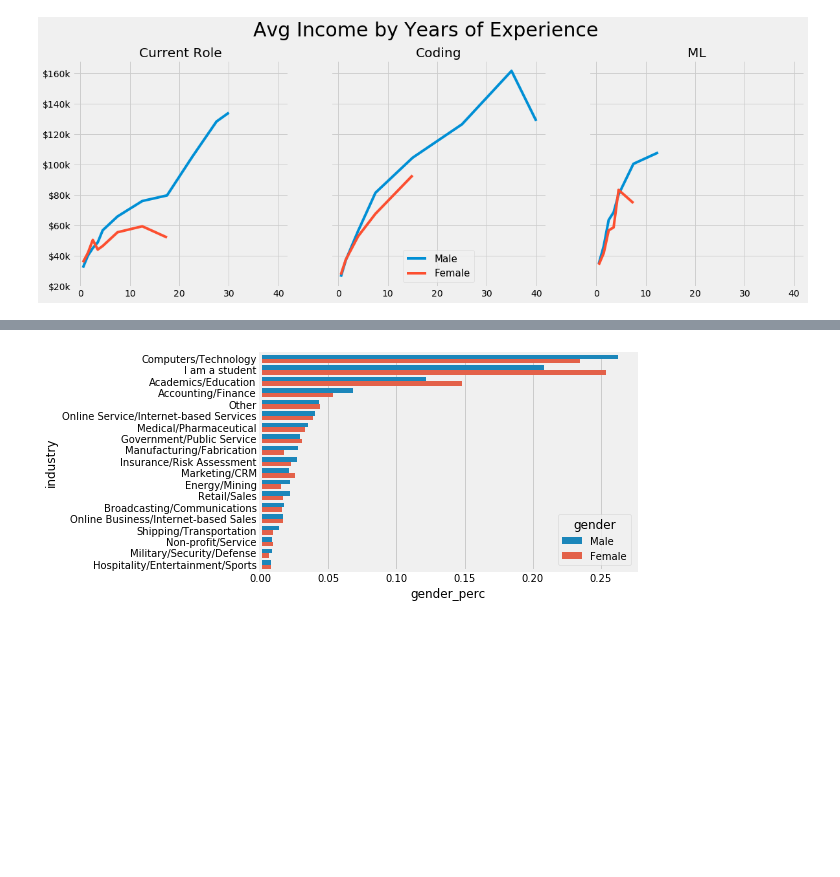
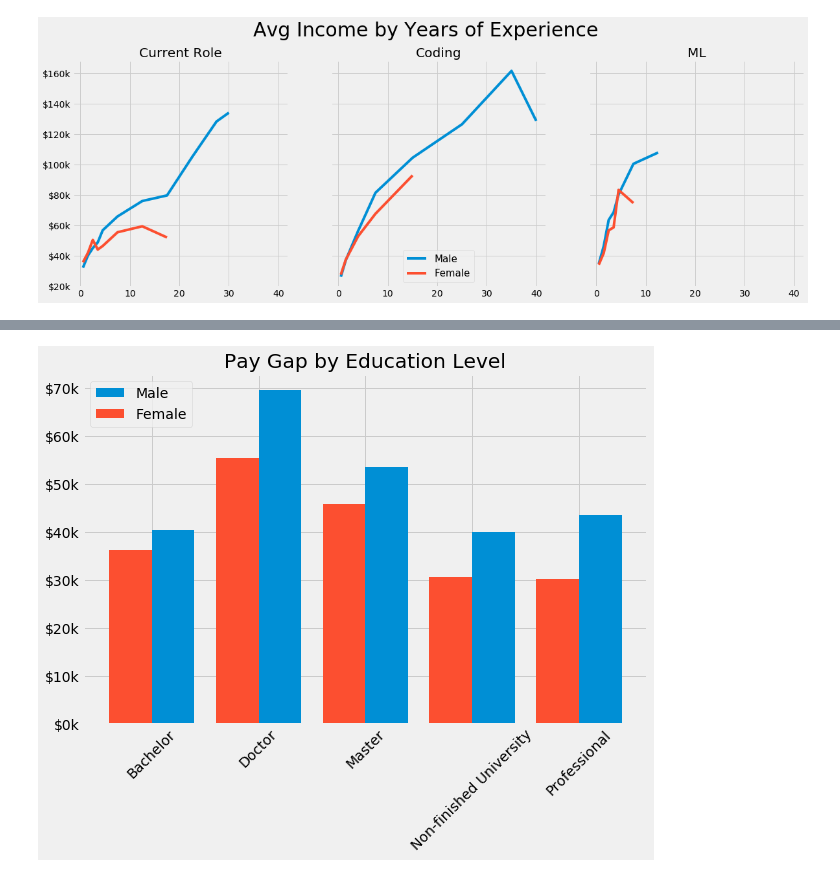
Before and after one commit to lopez-/kaggle_projects, a Jupyter notebook: 2018_survey/clean.ipynb, the cells around one changed output, grey strips where cells are left out. Saved outputs shown, nothing was run; the diff lists cells and outputs as text; code cells hidden in the pictures; blank space fills up the shorter version.

Commit message:
finished avg income by education level

```diff
--- a/2018_survey/clean.ipynb
+++ b/2018_survey/clean.ipynb
@@ -100,6 +100,23 @@ def importance_scale(response):
     else:
         return None
 
+def convert_education(education):
+
+    education = str(education)
+
+    if education.startswith('Bach'):
+        return 'Bachelor'
+    elif education.startswith('Doct'):
+        return 'Doctor'
+    elif education.startswith('Mast'):
+        return 'Master'
+    elif education.startswith('Prof'):
+        return 'Professional'
+    elif education.startswith('Some coll'):
+        return 'Non-finished University'
+    else:
+        return None
+
 df = pd.DataFrame()
 df['gender'] = multiple_choice.Q1[1:]
 df['current_role_xp'] = multiple_choice.Q8[1:].apply(convert_xp, args = ('years',))
@@ -118,6 +135,7 @@ df['ml_explainability'] = multiple_choice.Q41_Part_2[1:].apply(importance_scale)
 df['ml_reproducibility'] = multiple_choice.Q41_Part_3[1:].apply(importance_scale)
 df['title'] = multiple_choice.Q6[1:]
 df['industry'] = multiple_choice.Q7[1:]
+df['education'] = multiple_choice.Q4[1:].apply(convert_education)
 
 df = df[df.gender.isin(['Male', 'Female'])]
 
@@ -510,25 +386,30 @@ plt.show()
-# %%
-df_plot = sqldf("""
-with total_counts as (
-    select gender, count(*) as gender_count
-    from df
-    where industry is not null
-    group by 1
-)
-select df.industry, df.gender, tc.gender_count, count(*), count(*)*1.0/tc.gender_count as gender_perc
-from df
-join total_counts tc on df.gender = tc.gender
-where df.gender = 'Female' and df.industry is not null
-group by 1, 2, 3
-UNION ALL
-select df.industry, df.gender, tc.gender_count, count(*), count(*)*1.0/tc.gender_count as gender_perc
-from df
-join total_counts tc on df.gender = tc.gender
-where df.gender = 'Male' and df.industry is not null
-group by 1, 2, 3
-""")
-
-sns.barplot(x='gender_perc', y='industry', hue='gender', data=df_plot.sort_values(by='gender_perc', ascending = False))
-plt.show()
-# %% [output]
-[figure, removed]
+# %%
+df_plot = sqldf("""
+select gender, education, count(*) as population, avg(income)*1.0/1000 as income_mean
+from df
+where education is not null
+group by 1, 2
+having count(*)>=50
+""")
+
+df_plot = df_plot.pivot(index='education', columns='gender', values='income_mean')
+
+education_level_order = ['Non Finished University', 'Bachelor', 'Professional', 'Master', 'Doctor']
+df_plot = df_plot.reindex(education_level_order)
+
+xticks = np.arange(len(df_plot.index))
+xticklabels = list(df_plot.index)
+
+fig, ax = plt.subplots(figsize=(9, 6))
+
+ax.bar(xticks+0.2, 'Male', data=df_plot, width=0.4, label='Male')
+ax.bar(xticks-0.2, 'Female', data=df_plot, width=0.4, label='Female')
+ax.yaxis.set_major_formatter(FormatStrFormatter('$%.0fk'))
+ax.legend(loc='upper left')
+ax.set_title('Pay Gap by Education Level')
+ax.set_xticks(xticks)
+ax.set_xticklabels(xticklabels, rotation=45)
+
+plt.show()
+# %% [output]
+[figure, added]
```
Also changed, not shown: parts of 8 cells of this notebook.
